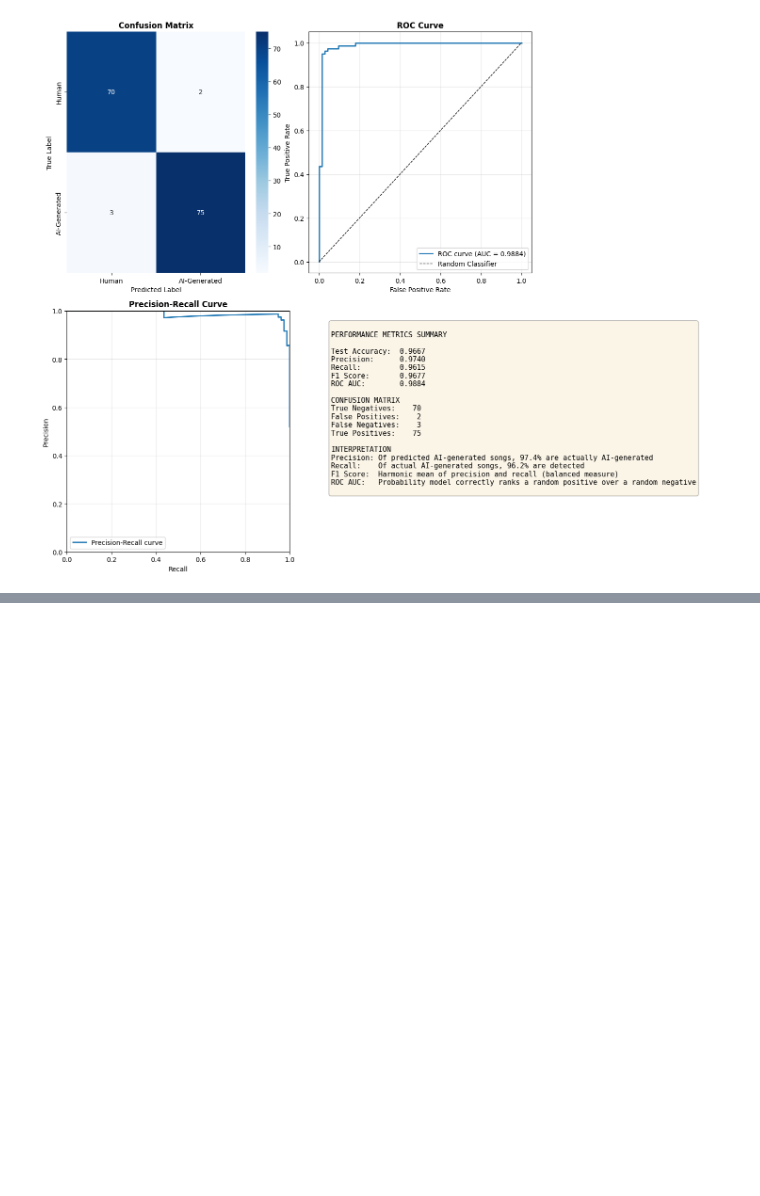
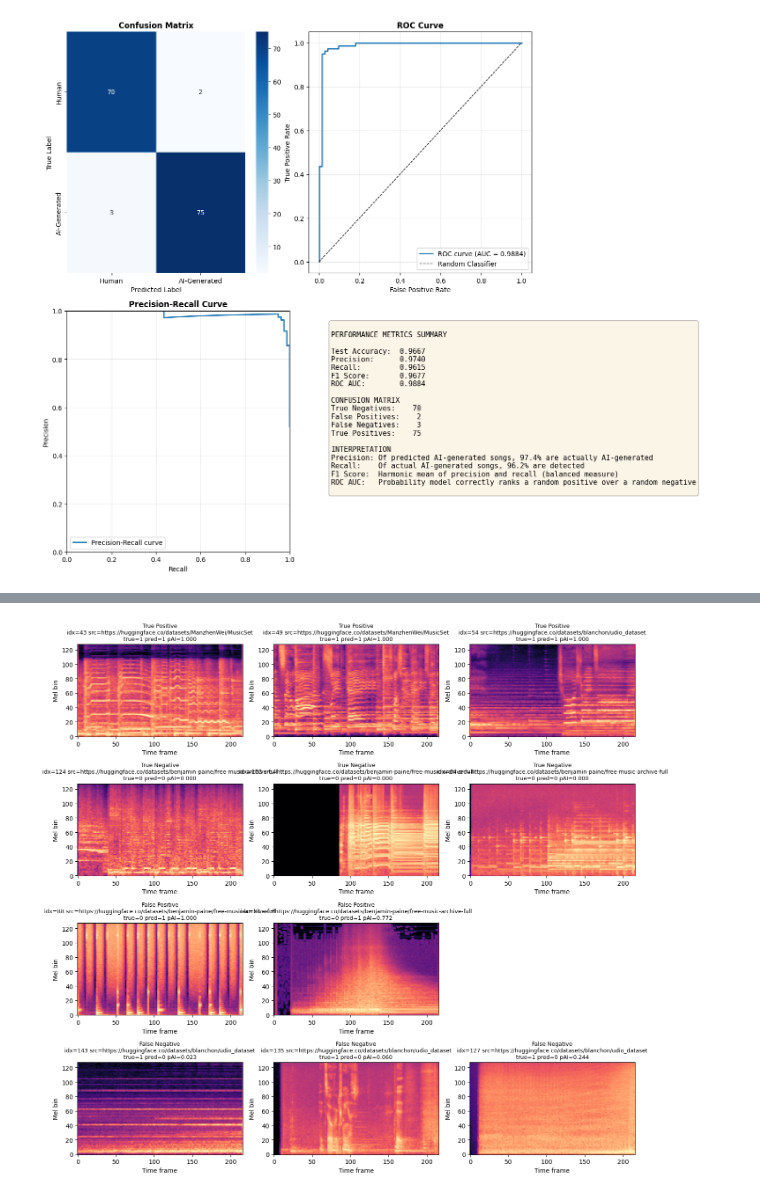
Before and after one commit to lil-yc/aps360-project, a Jupyter notebook: primary.ipynb, the cells around one changed output, grey strips where cells are left out. Cells and saved outputs as stored; diff of their text form; code cells hidden in the pictures; blank space fills up the shorter version.

```diff
--- a/primary.ipynb
+++ b/primary.ipynb
@@ -724,0 +733,6 @@ ROC AUC:   0.9884
+# %%
+# load model
+model = MusicCNN()
+checkpoint = torch.load("models/musicCNN_progress.pth", weights_only=True, map_location=DEVICE)
+model.load_state_dict(checkpoint)
+model.eval()
@@ -724,0 +833,52 @@ ROC AUC:   0.9884
+# %%
+def plot_primary_case_gallery(hf_split, results, n_per_bucket=3):
+    eval_ds = MusicDataset(hf_split, cache_features=True)
+
+    buckets = {
+        "True Positive": [r for r in results if r["true"] == 1 and r["pred"] == 1],
+        "True Negative": [r for r in results if r["true"] == 0 and r["pred"] == 0],
+        "False Positive": [r for r in results if r["true"] == 0 and r["pred"] == 1],
+        "False Negative": [r for r in results if r["true"] == 1 and r["pred"] == 0],
+    }
+
+    # Show the most confident examples for each bucket.
+    selected = {}
+    for name, group in buckets.items():
+        group = sorted(group, key=lambda r: r["confidence"], reverse=True)
+        selected[name] = group[:n_per_bucket]
+
+    nrows = len(selected)
+    ncols = n_per_bucket
+    fig, axes = plt.subplots(nrows, ncols, figsize=(4.5 * ncols, 3.2 * nrows))
+    if nrows == 1:
+        axes = np.expand_dims(axes, axis=0)
+    if ncols == 1:
+        axes = np.expand_dims(axes, axis=1)
+
+    row_names = list(selected.keys())
+    for r_idx, row_name in enumerate(row_names):
+        row_items = selected[row_name]
+        for c_idx in range(ncols):
+            ax = axes[r_idx, c_idx]
+            if c_idx >= len(row_items):
+                ax.axis("off")
+                continue
+
+            item = row_items[c_idx]
+            mel, _ = eval_ds[item["idx"]]
+            mel_np = mel.squeeze(0).cpu().numpy()
+            ax.imshow(mel_np, aspect="auto", origin="lower", interpolation="nearest", cmap="magma")
+            ax.set_title(
+                f"{row_name}\nidx={item['idx']} src={item['source']}\ntrue={item['true']} pred={item['pred']} pAI={item['prob_ai']:.3f}",
+                fontsize=9,
+            )
+            ax.set_xlabel("Time frame")
+            ax.set_ylabel("Mel bin")
+
+    plt.tight_layout()
+    plt.show()
+
+
+plot_primary_case_gallery(primary_test_hf, primary_results, n_per_bucket=3)
+# %% [output]
+[figure, added]
```
Also changed, not shown: parts of 5 cells of this notebook, 1 other file.
